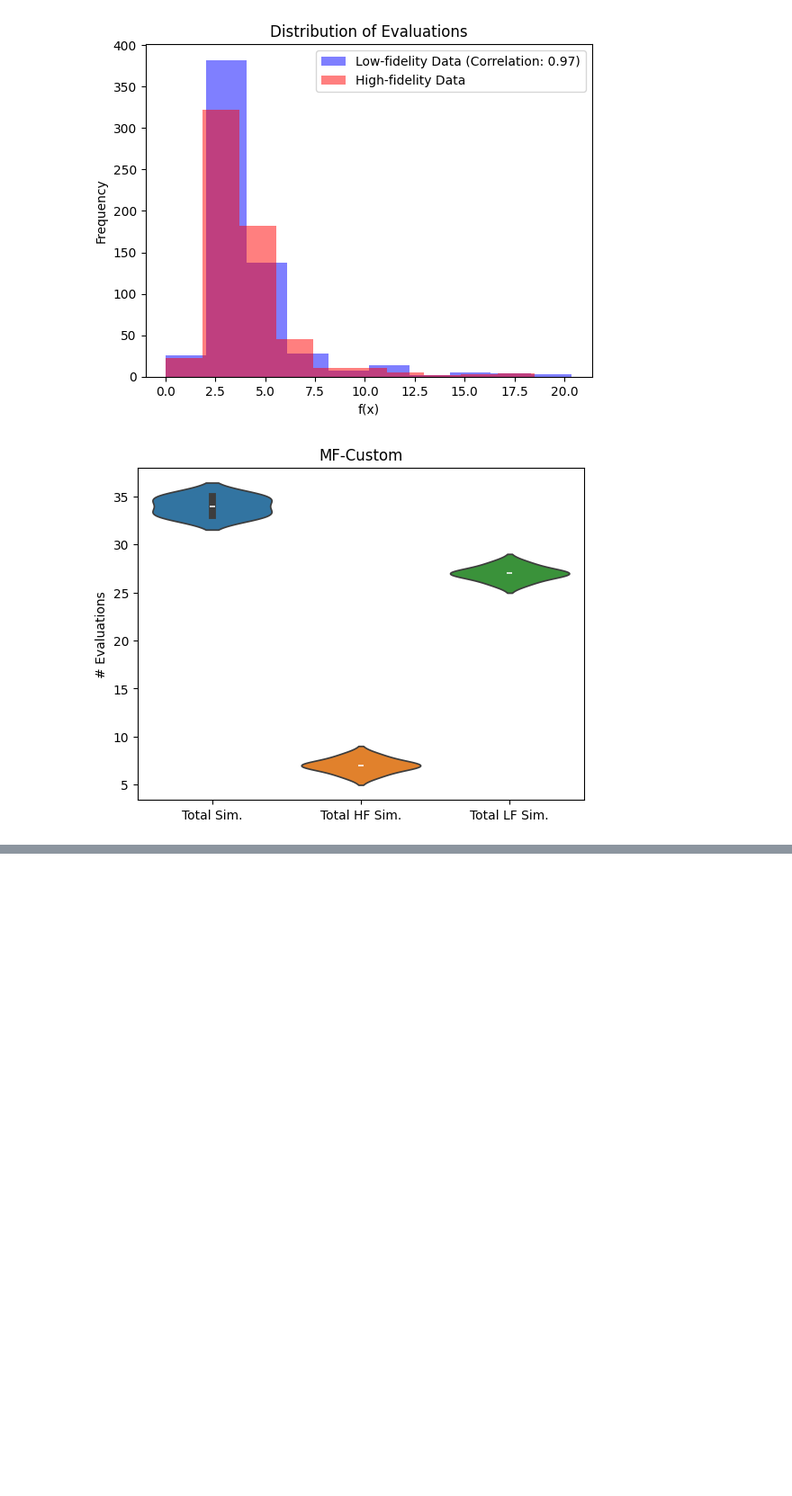
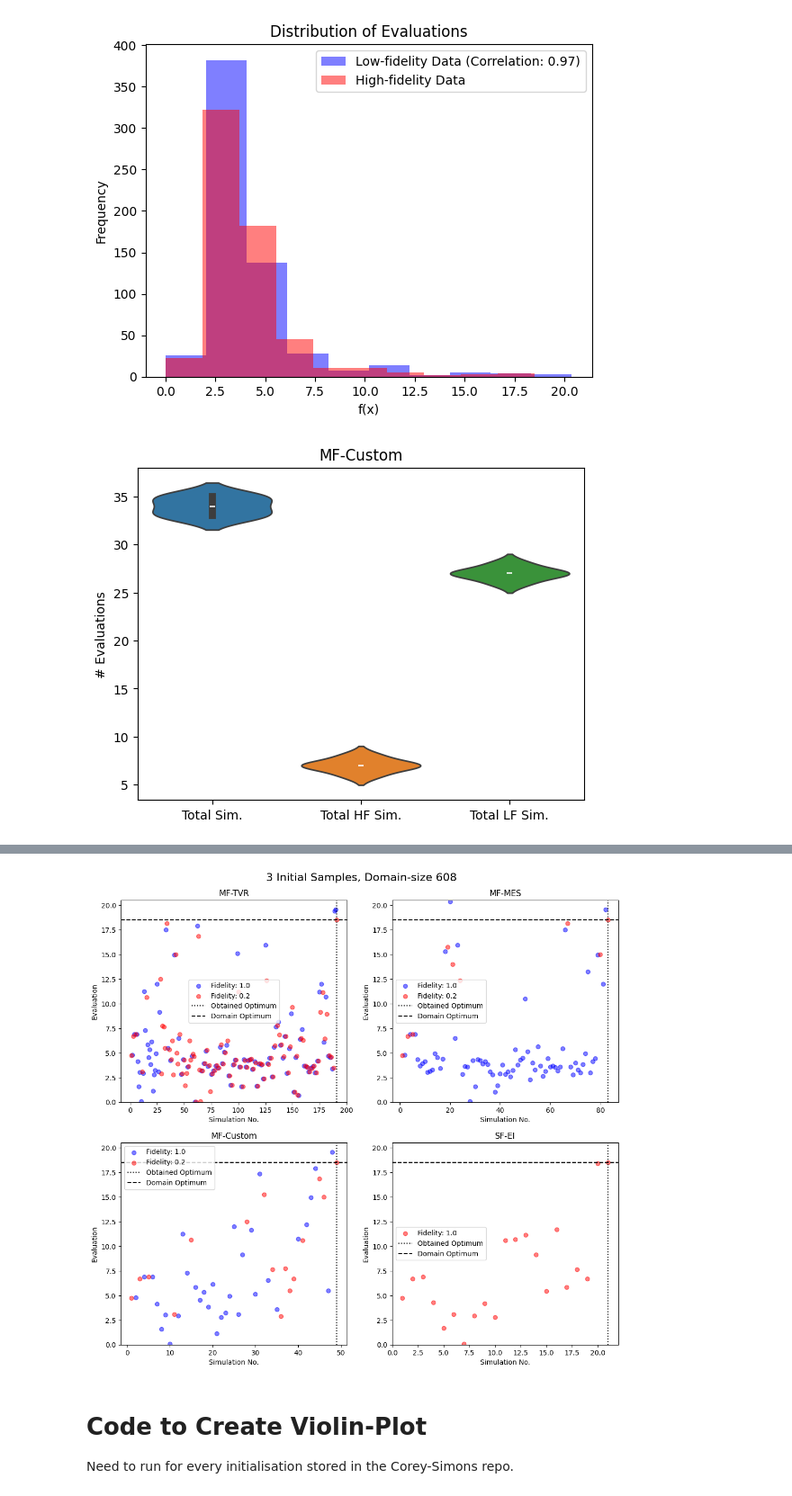
Before and after one commit to kernelCruncher/MFBO, a Jupyter notebook: notebooks/CoreySimonsExperiment.ipynb, the cells around one changed output, grey strips where cells are left out. Shown at 90% size. Drawn from its saved outputs; the diff is of its cells as text; code cells hidden in the pictures; blank space fills up the shorter version.

```diff
--- a/notebooks/CoreySimonsExperiment.ipynb
+++ b/notebooks/CoreySimonsExperiment.ipynb
@@ -510,0 +650,41 @@ NameError: name 'file' is not defined
+# %%
+train_x_full_mes_2, train_obj_mes_2, cumulative_cost_mes_2, index_store_mes_2 = run_entire_cycle(
+    train_x_full,
+    train_obj,
+    domain,
+    fidelity_history,
+    index_store,
+    runMes,
+    )
+# %%
+train_x_full_custom_2, train_obj_custom_2, cumulative_cost_custom_2, index_store_custom_2 = run_entire_cycle(
+    train_x_full,
+    train_obj,
+    domain,
+    fidelity_history,
+    index_store,
+    runCustom,
+    )
+# %%
+# The single fidelity case requires different initial data. For example, the initial sample must be all HF and the domain is all HF.
+# The fidelity history is less important here as we know all chosen points will be HF, but we keep them so that we can reuse the same function.
+train_x_full_sf, train_obj_sf, domain_sf, index_store_sf, fidelity_history_sf = convertMFDatatoSFData(domain, index_store)
+train_x_full_ei_2, train_obj_ei_2, cumulative_cost_ei_2, index_store_ei_2= run_entire_cycle(
+    train_x_full_sf,
+    train_obj_sf,
+    domain_sf,
+    fidelity_history_sf,
+    index_store_sf,
+    runEI,
+    sf=True,)
+# %%
+modelDict2 = {
+    # "MF-TVR_orig": (train_x_full_mes_orig, train_obj_mes_orig, cumulative_cost_mes_orig),
+    "MF-TVR": (train_x_full_tvr_2, train_obj_tvr_2, cumulative_cost_tvr_2),
+    "MF-MES": (train_x_full_mes_2, train_obj_mes_2, cumulative_cost_mes_2),
+    "MF-Custom": (train_x_full_custom_2, train_obj_custom_2, cumulative_cost_custom_2),
+    "SF-EI" : (train_x_full_ei_2, train_obj_ei_2, cumulative_cost_ei_2),
+             }
+dict_filename = save_dictionary(modelDict)
+print(dict_filename)
+#20240723-191141
@@ -510,0 +712,7 @@ NameError: name 'file' is not defined
+# %%
+plot_fidelities_for_dict(modelDict2, domain)
+# %% [output]
+[figure, added]
+# %% [markdown]
+# Code to Create Violin-Plot
+Need to run for every initialisation stored in the Corey-Simons repo.
```
Also changed, not shown: parts of 24 cells of this notebook.
